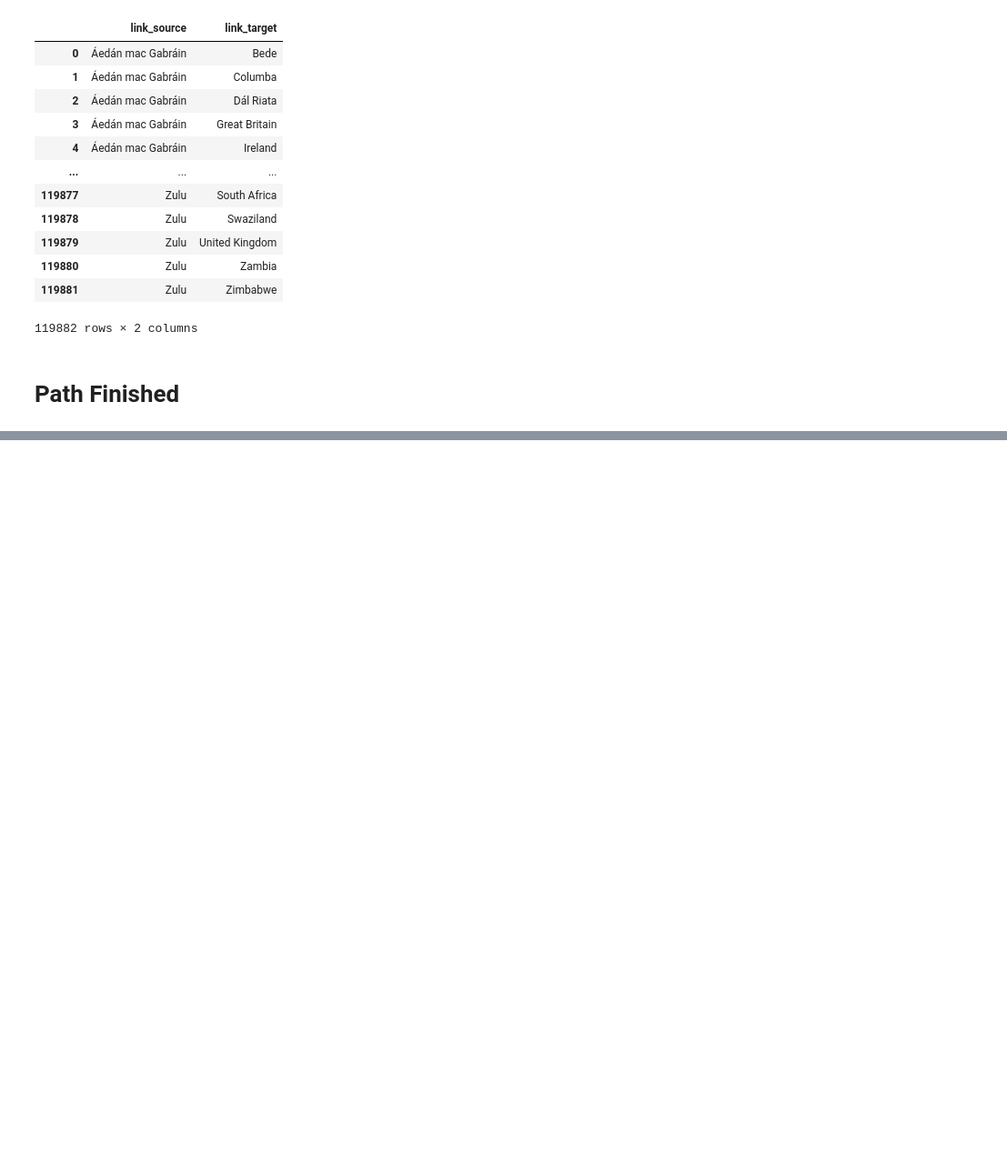
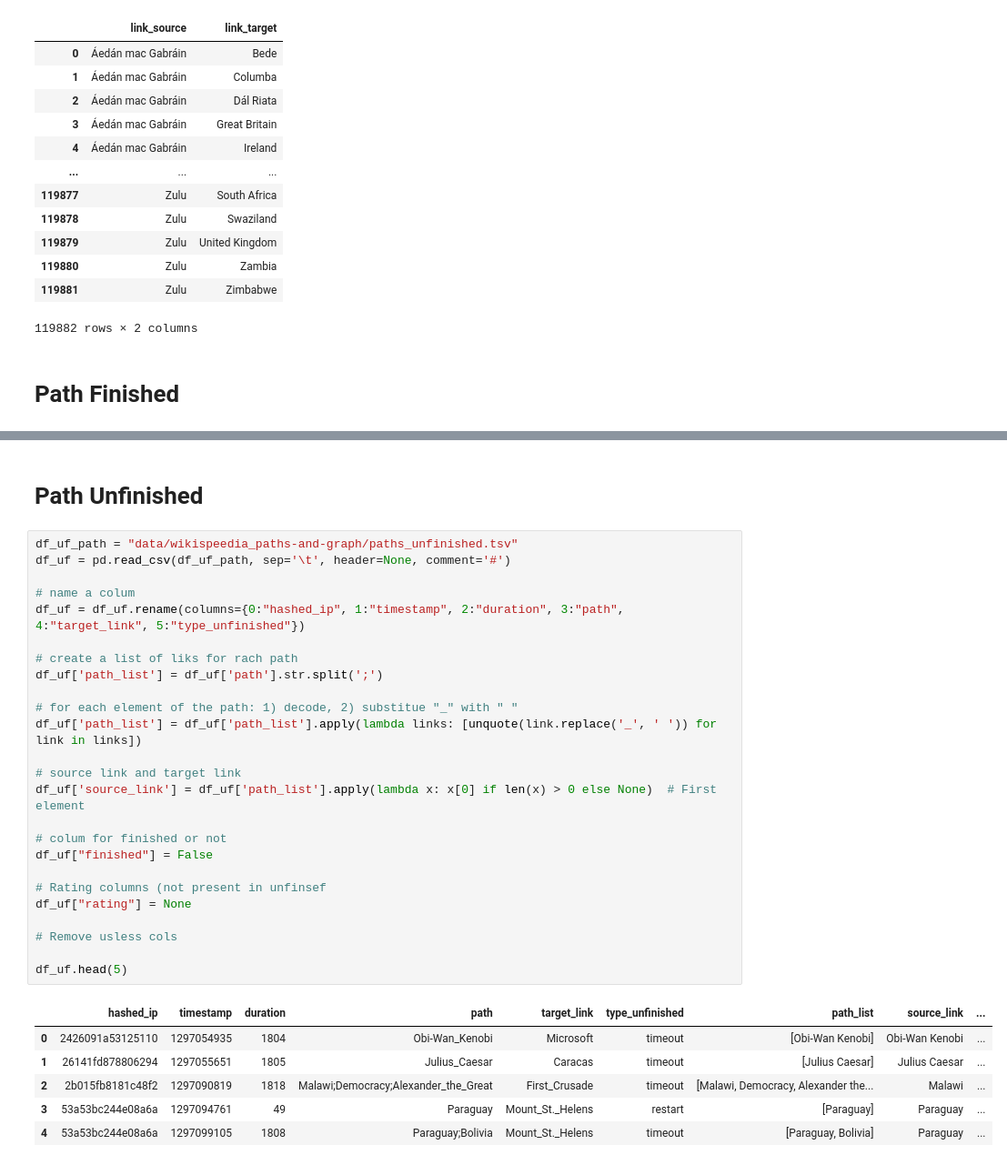
Before and after one commit to 8gabri8/ADA_wikispeedia, a Jupyter notebook: script/create_df.ipynb, the cells around one changed output, grey strips where cells are left out. Shown: that part at 91% size. Drawn from its saved outputs; the diff is of its cells as text; blank space fills up the shorter version.

```diff
--- a/script/create_df.ipynb
+++ b/script/create_df.ipynb
@@ -169,0 +164,34 @@ df_pf.head(5)
+# %% [markdown]
+# Path Unfinished
+# %%
+df_uf_path = "data/wikispeedia_paths-and-graph/paths_unfinished.tsv"
+df_uf = pd.read_csv(df_uf_path, sep='\t', header=None, comment='#')
+
+# name a colum
+df_uf = df_uf.rename(columns={0:"hashed_ip", 1:"timestamp", 2:"duration", 3:"path", 4:"target_link", 5:"type_unfinished"})
+
+# create a list of liks for rach path
+df_uf['path_list'] = df_uf['path'].str.split(';')
+
+# for each element of the path: 1) decode, 2) substitue "_" with " "
+df_uf['path_list'] = df_uf['path_list'].apply(lambda links: [unquote(link.replace('_', ' ')) for link in links])
+
+# source link and target link
+df_uf['source_link'] = df_uf['path_list'].apply(lambda x: x[0] if len(x) > 0 else None)  # First element
+
+# colum for finished or not
+df_uf["finished"] = False
+
+# Rating columns (not present in unfinsef
+df_uf["rating"] = None
+
+# Remove usless cols
+
+df_uf.head(5)
+# %% [output]
+|  | hashed_ip | timestamp | duration | path | target_link | type_unfinished | path_list | source_link | ... |
+| 0 | 2426091a53125110 | 1297054935 | 1804 | Obi-Wan_Kenobi | Microsoft | timeout | [Obi-Wan Kenobi] | Obi-Wan Kenobi | ... |
+| 1 | 26141fd878806294 | 1297055651 | 1805 | Julius_Caesar | Caracas | timeout | [Julius Caesar] | Julius Caesar | ... |
+| 2 | 2b015fb8181c48f2 | 1297090819 | 1818 | Malawi;Democracy;Alexander_the_Great | First_Crusade | timeout | [Malawi, Democracy, Alexander the... | Malawi | ... |
+| 3 | 53a53bc244e08a6a | 1297094761 | 49 | Paraguay | Mount_St._Helens | restart | [Paraguay] | Paraguay | ... |
+| 4 | 53a53bc244e08a6a | 1297099105 | 1808 | Paraguay;Bolivia | Mount_St._Helens | timeout | [Paraguay, Bolivia] | Paraguay | ... |
```
Also changed, not shown: parts of 5 cells of this notebook, 1 other file.
